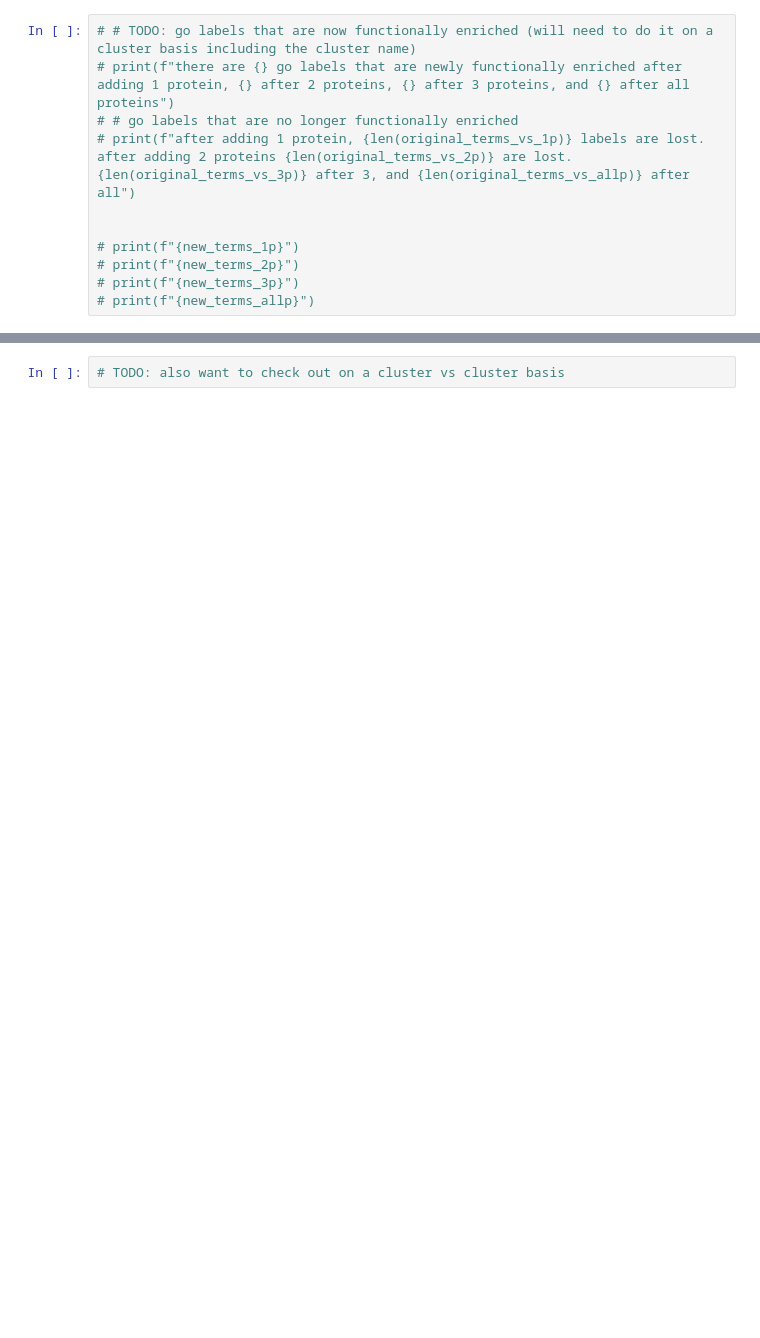
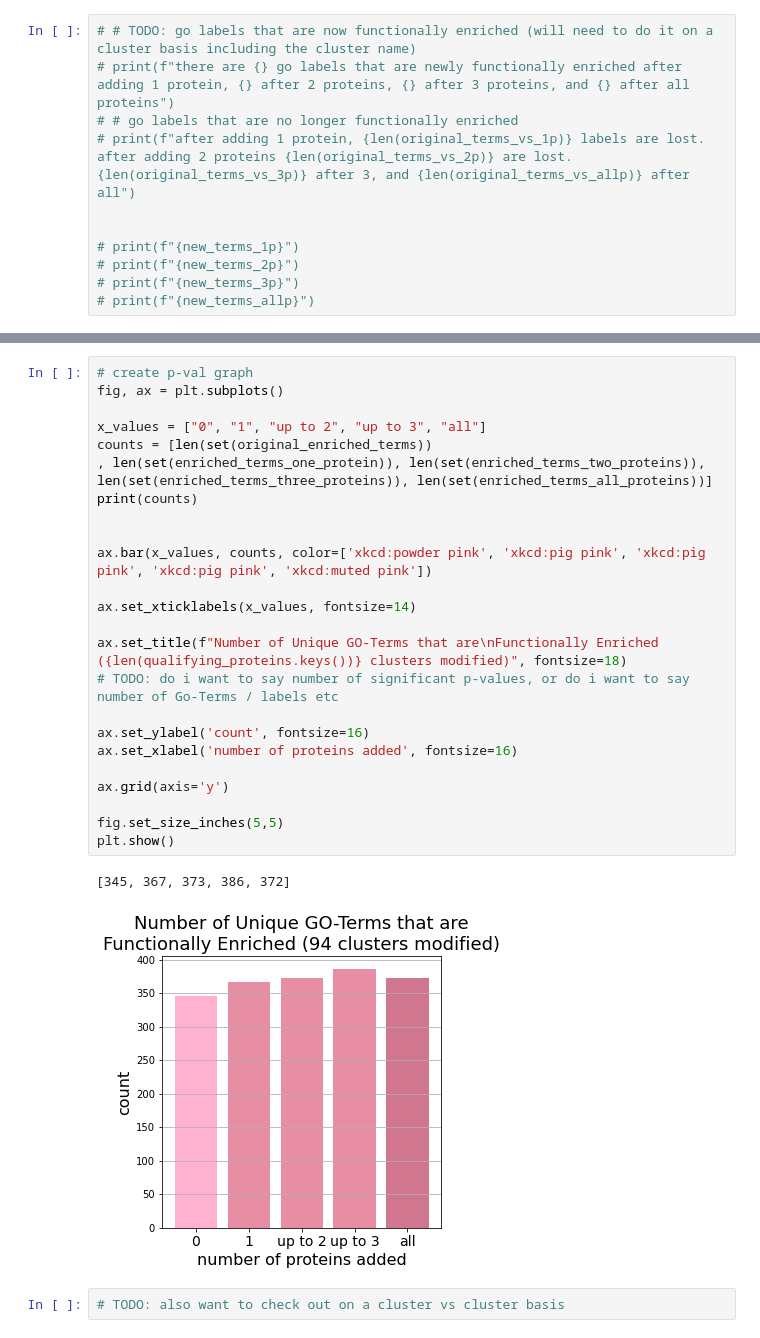
Before and after one commit to chrlatte/ClusteringWithDSD, a Jupyter notebook: src/recipe/method1_notebook.ipynb, the cells around one changed output, grey strips where cells are left out. Saved outputs shown, nothing was run; the diff lists cells and outputs as text; blank space fills up the shorter version.

```diff
--- a/src/recipe/method1_notebook.ipynb
+++ b/src/recipe/method1_notebook.ipynb
@@ -485,2 +457,29 @@ avg number of all proteins: 1.4038461538461537
+# %%
+# create p-val graph
+fig, ax = plt.subplots()
+
+x_values = ["0", "1", "up to 2", "up to 3", "all"]
+counts = [len(set(original_enriched_terms))
+, len(set(enriched_terms_one_protein)), len(set(enriched_terms_two_proteins)), len(set(enriched_terms_three_proteins)), len(set(enriched_terms_all_proteins))]
+print(counts)
+
+
+ax.bar(x_values, counts, color=['xkcd:powder pink', 'xkcd:pig pink', 'xkcd:pig pink', 'xkcd:pig pink', 'xkcd:muted pink'])
+
+ax.set_xticklabels(x_values, fontsize=14)
+
+ax.set_title(f"Number of Unique GO-Terms that are\nFunctionally Enriched ({len(qualifying_proteins.keys())} clusters modified)", fontsize=18)
+# TODO: do i want to say number of significant p-values, or do i want to say number of Go-Terms / labels etc
+
+ax.set_ylabel('count', fontsize=16)
+ax.set_xlabel('number of proteins added', fontsize=16)
+
+ax.grid(axis='y')
+
+fig.set_size_inches(5,5)
+plt.show()
+# %% [output]
+[345, 367, 373, 386, 372]
+[figure, added]
 # %%
 # TODO: also want to check out on a cluster vs cluster basis
```
Also changed, not shown: parts of 18 cells of this notebook.
